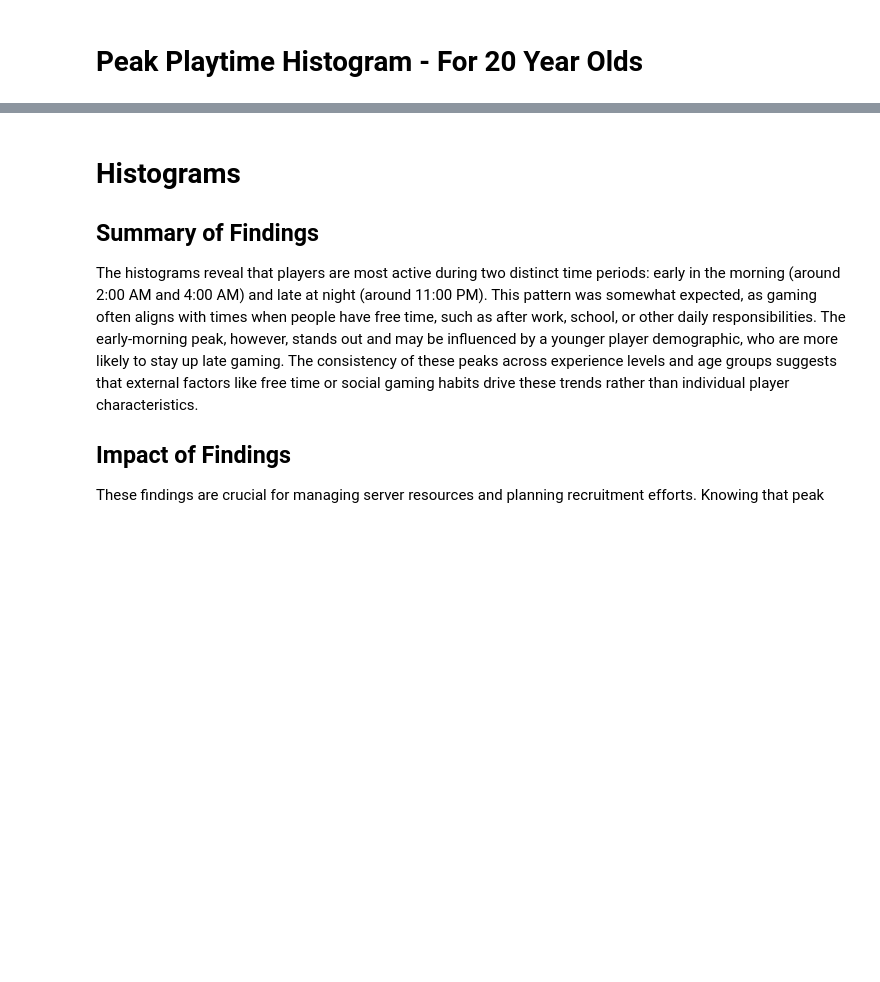
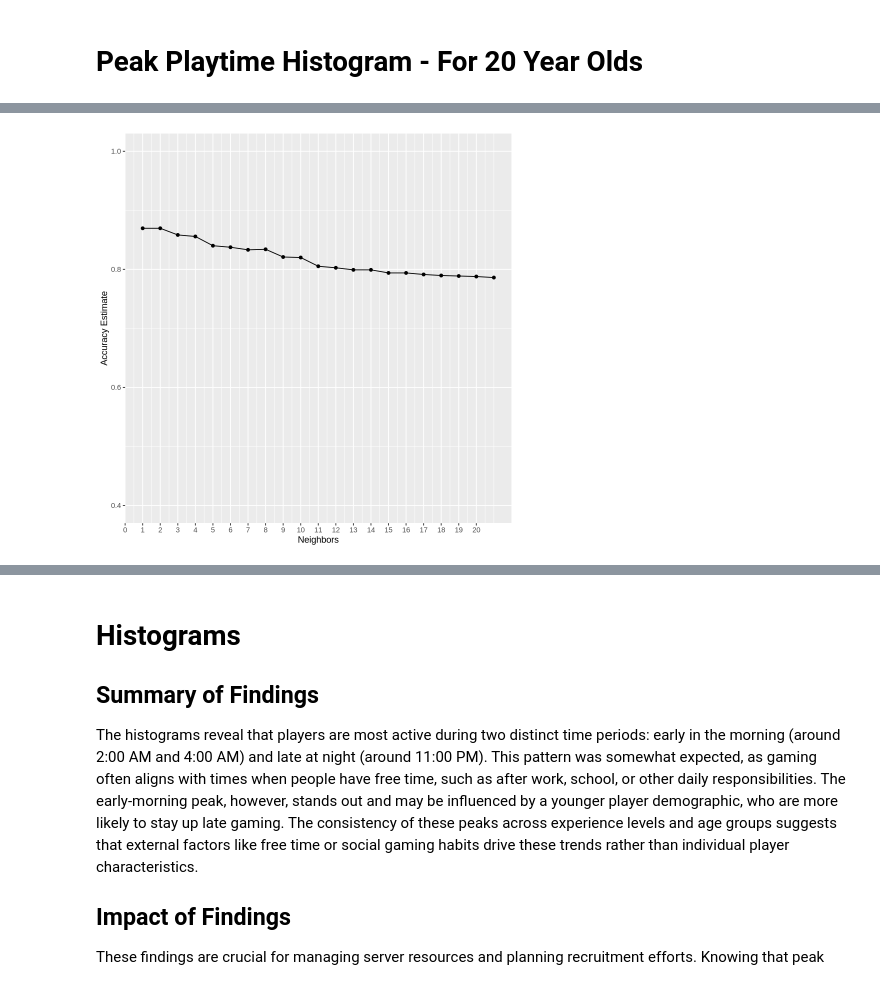
Before and after one commit to gvnwu/New-Group-Project, a Jupyter notebook: Group_final_project.ipynb, the cells around one changed output, grey strips where cells are left out. Drawn from its saved outputs; the diff is of its cells as text; code cells hidden in the pictures; blank space fills up the shorter version.

```diff
--- a/Group_final_project.ipynb
+++ b/Group_final_project.ipynb
@@ -409,0 +295,15 @@ A tibble: 3 × 3
+# %%
+#using 5 fold cross-validation
+player_session_vfold5<- vfold_cv(player_session_train, v = 5, strata = experience)
+
+#creating workflow for fit with 5 fold
+player_session_resample_fit5 <- workflow() |>
+       add_recipe(player_session_recipe) |>
+       add_model(player_session_spec1) |>
+       fit_resamples(resamples = player_session_vfold5)
+
+#collecting and displaying metrics so see the accuracy of the the classifier with 5 fold
+player_session_metrics5 <-player_session_resample_fit5 |>
+collect_metrics()
+
+player_session_metrics5
@@ -409,0 +316,33 @@ A tibble: 3 × 3
+# %%
+#Improving our classifier with 5 fold validated set
+set.seed(2020)
+
+#setting a new knn_spec
+player_session_tune1 <- nearest_neighbor(weight_func = "rectangular",neighbors = tune())|>
+    set_engine("kknn") |>
+    set_mode("classification")
+
+#inputing our recipie with our new model specification and putting a range of K's from 1-20
+k_grid1 <- tibble(neighbors = seq(from =1, to =21, by=1))
+
+player_session_knn_results1 <- workflow() |>
+       add_recipe(player_session_recipe) |>
+       add_model(player_session_tune1) |>
+      tune_grid(resamples = player_session_vfold5, grid = k_grid1) |>
+       collect_metrics()
+
+#creating a graph to see what K value is the best
+
+accuracies5<- player_session_knn_results1 |>
+       filter(.metric == "accuracy")
+
+accuracy_versus_k1 <- ggplot(accuracies5, aes(x = neighbors, y = mean)) +
+       geom_point() +
+       geom_line() +
+       labs(x = "Neighbors", y = "Accuracy Estimate") +
+       scale_x_continuous(breaks = seq(0, 20, by = 1)) +
+       scale_y_continuous(limits = c(0.4, 1.0))
+
+accuracy_versus_k1
+# %% [output]
+[figure, added]
```
Also changed, not shown: parts of 14 cells of this notebook.
